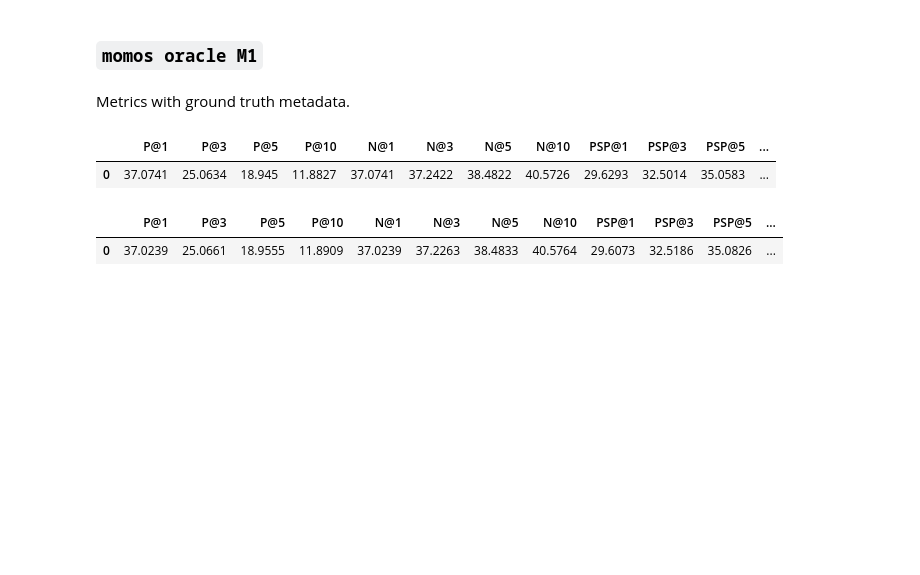
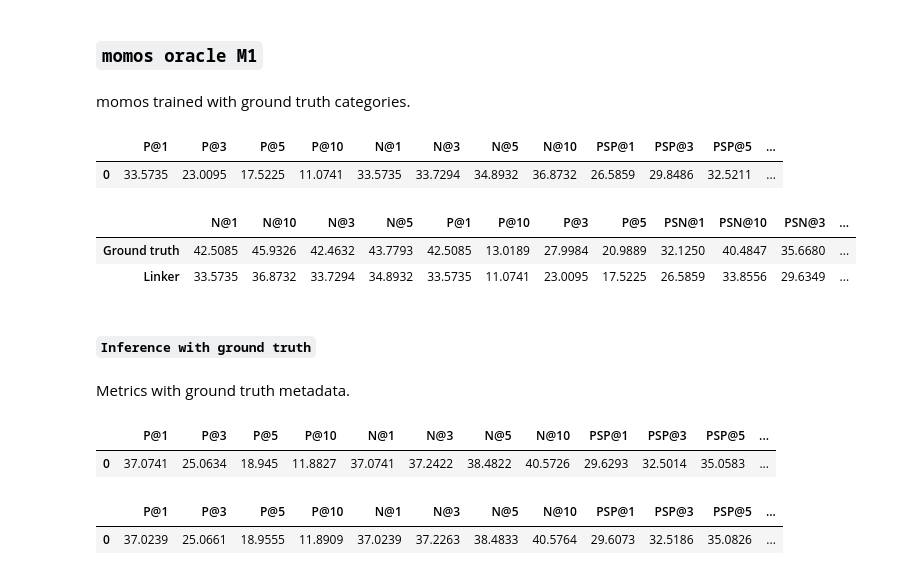
Before and after one commit to suchith720/medic, a Jupyter notebook: nbs/21_experiment-summary.ipynb, the cells around one changed output. Drawn from its saved outputs; the diff is of its cells as text; code cells hidden in the pictures; blank space fills up the shorter version.

```diff
--- a/nbs/21_experiment-summary.ipynb
+++ b/nbs/21_experiment-summary.ipynb
@@ -14,8 +16,16 @@ set_plot_defaults()
 def metrics(a,b,c,x,y):
     return {'P@1':a, 'P@5':b,'N@5':c, 'PSP@1':x, 'PSP@5':y}
 
-def display_results(metric, index):
-    with pd.option_context('display.precision', 2):
+def display_results(metric, index, remove_prefix=False, scale=None):
+    if remove_prefix or scale:
+        for m in metric:
+            keys = list(m.keys())
+            for k in keys:
+                nk = k.split('_')[1] if remove_prefix else k
+                m[nk] = m[k] if scale is None else m[k] * scale
+                if nk != k: del m[k]
+
+    with pd.option_context('display.precision', 4, 'display.max_columns', None):
         display(pd.DataFrame(metric, index=index))
 # %% [markdown]
 ### `Teacher`
@@ -158,6 +200,25 @@ display_metric(m, remove_prefix=False)
 #wikipedia
 # %% [markdown]
 ### `momos oracle M1`
+# %% [markdown]
+momos trained with ground truth categories.
+# %%
+# wikiseealso
+m = {'test_loss': 0.2057356834411621, 'test_P@1': 0.335735008309157, 'test_P@10': 0.11074050080277051, 'test_P@3': 0.23009510933349214, 'test_P@5': 0.17522462890478116, 'test_N@1': 0.335735023021698, 'test_N@10': 0.3687324821949005, 'test_N@3': 0.33729374408721924, 'test_N@5': 0.34893161058425903, 'test_PSP@1': 0.26585926910254837, 'test_PSP@10': 0.37290697863291716, 'test_PSP@3': 0.2984864886953208, 'test_PSP@5': 0.32521100461832175, 'test_PSN@1': 0.2658592760562897, 'test_PSN@10': 0.3385559320449829, 'test_PSN@3': 0.29634883999824524, 'test_PSN@5': 0.3152778744697571, 'test_R@200': 0.585841842472852, 'test_R@10': 0.42049191781195305, 'test_R@100': 0.5585277892872079, 'test_runtime': 248.9278, 'test_samples_per_second': 713.118, 'test_steps_per_second': 0.446}
+display_metric(m)
+
+metrics = [{'N@1': 0.4250852167606354, 'N@10': 0.45932623744010925, 'N@3': 0.4246317744255066, 'N@5': 0.43779298663139343, 'P@1': 0.4250852040672619, 'P@10': 0.13018899811279538, 'P@3': 0.27998385113005086, 'P@5': 0.20988874179657227, 'PSN@1': 0.32125014066696167, 'PSN@10': 0.4048474133014679, 'PSN@3': 0.35667988657951355, 'PSN@5': 0.37882766127586365, 'PSP@1': 0.3212501436007495, 'PSP@10': 0.4290657480890762, 'PSP@3': 0.3516265864155488, 'PSP@5': 0.37920318389758756, 'R@10': 0.5154495558094366, 'R@100': 0.6618621904056633, 'R@200': 0.690253706619285},
+           {'P@1': 0.335735008309157, 'P@10': 0.11074050080277051, 'P@3': 0.23009510933349214, 'P@5': 0.17522462890478116, 'N@1': 0.335735023021698, 'N@10': 0.3687324821949005, 'N@3': 0.33729374408721924, 'N@5': 0.34893161058425903, 'PSP@1': 0.26585926910254837, 'PSP@10': 0.37290697863291716, 'PSP@3': 0.2984864886953208, 'PSP@5': 0.32521100461832175, 'PSN@1': 0.2658592760562897, 'PSN@10': 0.3385559320449829, 'PSN@3': 0.29634883999824524, 'PSN@5': 0.3152778744697571, 'R@200': 0.585841842472852, 'R@10': 0.42049191781195305, 'R@100': 0.5585277892872079}]
+
+display_results(metrics, index=['Ground truth', 'Linker'], scale=100)
+# %% [output]
+|  | P@1 | P@3 | P@5 | P@10 | N@1 | N@3 | N@5 | N@10 | PSP@1 | PSP@3 | PSP@5 | ... |
+| 0 | 33.5735 | 23.0095 | 17.5225 | 11.0741 | 33.5735 | 33.7294 | 34.8932 | 36.8732 | 26.5859 | 29.8486 | 32.5211 | ... |
+|  | N@1 | N@10 | N@3 | N@5 | P@1 | P@10 | P@3 | P@5 | PSN@1 | PSN@10 | PSN@3 | ... |
+| Ground truth | 42.5085 | 45.9326 | 42.4632 | 43.7793 | 42.5085 | 13.0189 | 27.9984 | 20.9889 | 32.1250 | 40.4847 | 35.6680 | ... |
+| Linker | 33.5735 | 36.8732 | 33.7294 | 34.8932 | 33.5735 | 11.0741 | 23.0095 | 17.5225 | 26.5859 | 33.8556 | 29.6349 | ... |
+# %% [markdown]
+#### `Inference with ground truth`
 # %% [markdown]
 Metrics with ground truth metadata.
 # %%
```
Also changed, not shown: parts of 17 cells of this notebook, 3 other files.
